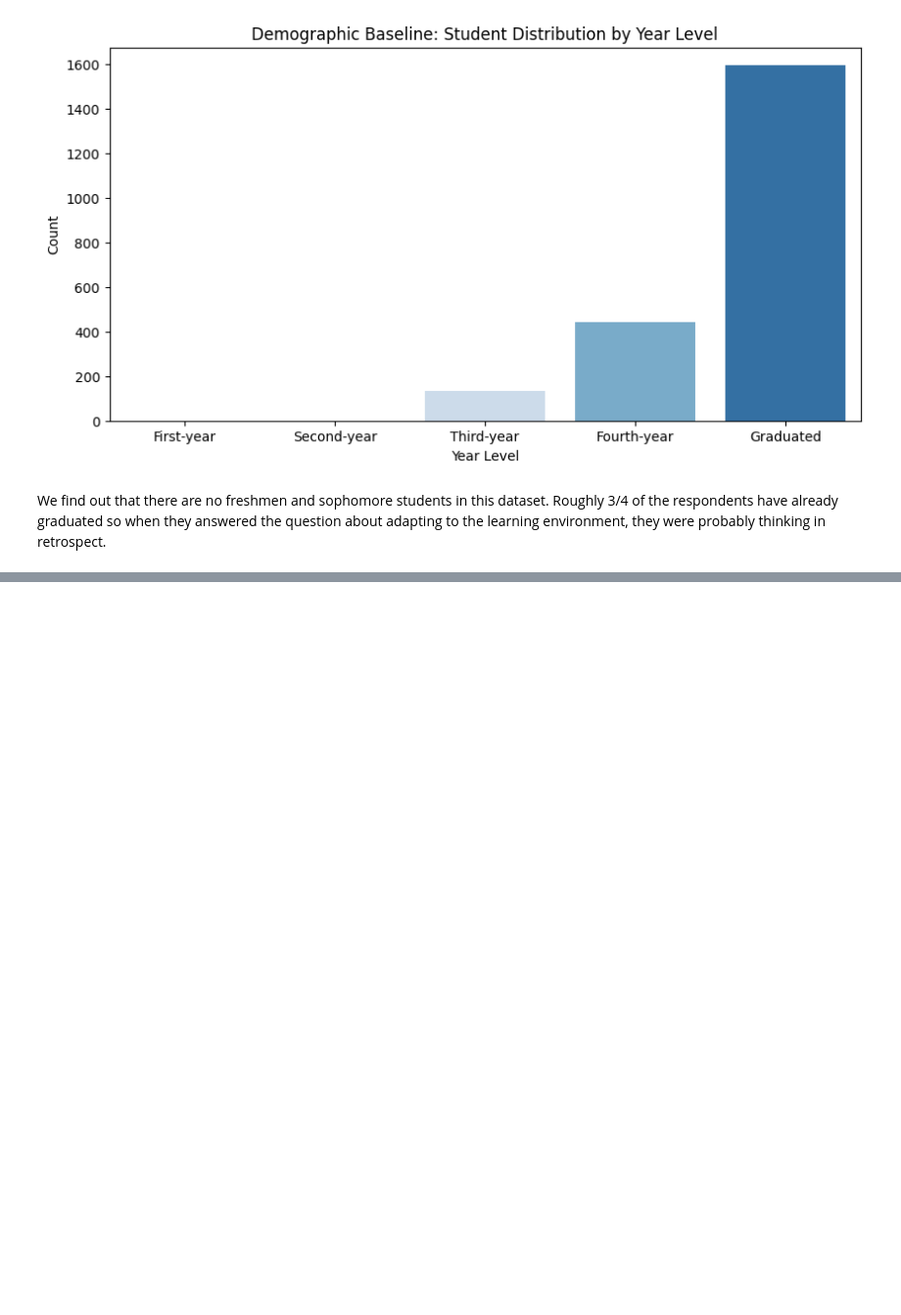
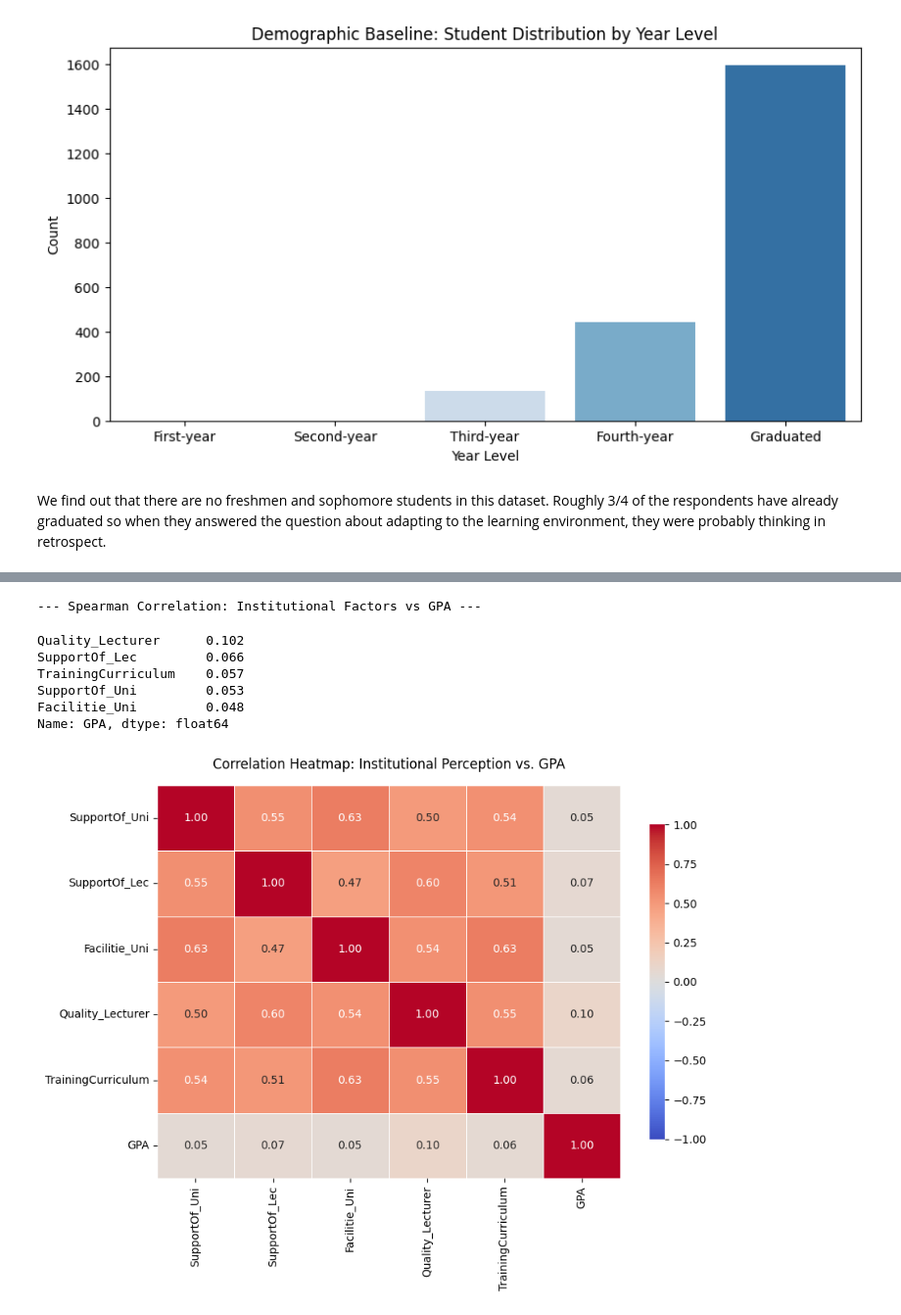
Before and after one commit to axlndy/cbsweg2-cbadvai-cbdatsi-project, a Jupyter notebook: notebooks/01_eda.ipynb, the cells around one changed output, grey strips where cells are left out. Shown at 98% size. Saved outputs shown, nothing was run; the diff lists cells and outputs as text; code cells hidden in the pictures; blank space fills up the shorter version.

```diff
--- a/notebooks/01_eda.ipynb
+++ b/notebooks/01_eda.ipynb
@@ -186,0 +299,31 @@ We find out that there are no freshmen and sophomore students in this dataset. R
+# %%
+# --- EDA QUESTION 3: INSTITUTIONAL EFFECTIVENESS ---
+
+# 1. Descriptive Stats: Institutional Correlation
+inst_cols = ['SupportOf_Uni', 'SupportOf_Lec', 'Facilitie_Uni', 'Quality_Lecturer', 'TrainingCurriculum', 'GPA']
+print("--- Spearman Correlation: Institutional Factors vs GPA ---")
+
+# Calculate correlation strictly on these ordinal columns to prevent crashes
+inst_corr = df[inst_cols].corr(method='spearman')
+display(inst_corr['GPA'].drop('GPA').sort_values(ascending=False).round(3))
+
+# 2. Visualization: Focused Heatmap
+plt.figure(figsize=(9, 7))
+sns.heatmap(inst_corr, annot=True, cmap='coolwarm', fmt=".2f", vmin=-1, vmax=1,
+            linewidths=0.5, cbar_kws={"shrink": .8})
+plt.title('Correlation Heatmap: Institutional Perception vs. GPA', pad=15)
+plt.tight_layout()
+plt.show()
+
+# INSTRUCTIONS FOR WRITING YOUR INSIGHT:
+# Look at the bottom row (or right column) of the heatmap where variables intersect with GPA.
+# Which box is the darkest red (highest number)? Write your finding below this block.
+# %% [output]
+--- Spearman Correlation: Institutional Factors vs GPA ---
+Quality_Lecturer      0.102
+SupportOf_Lec         0.066
+TrainingCurriculum    0.057
+SupportOf_Uni         0.053
+Facilitie_Uni         0.048
+Name: GPA, dtype: float64
+[figure, added]
```
Also changed, not shown: parts of 5 cells of this notebook.
